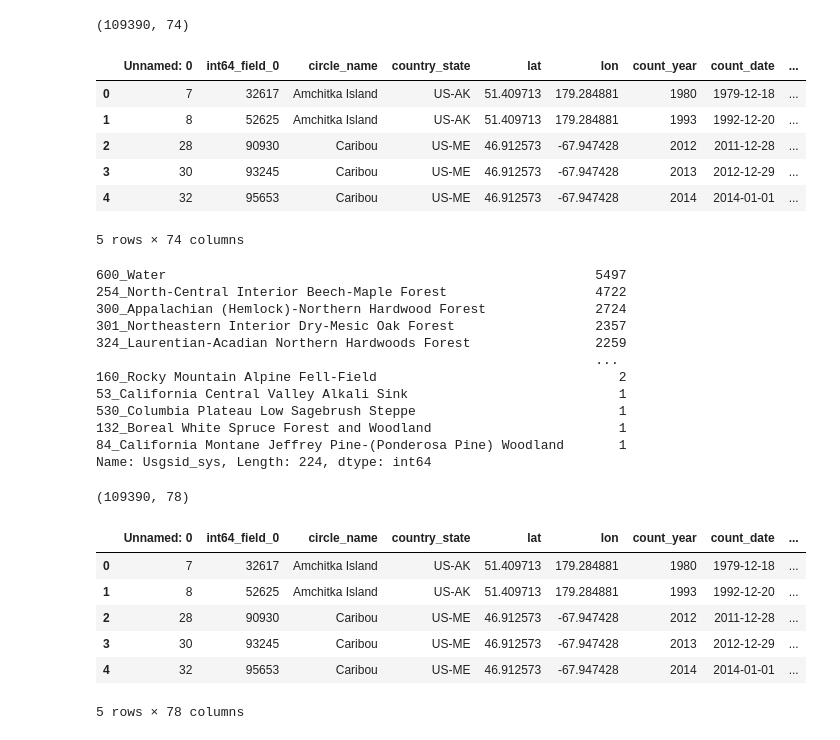
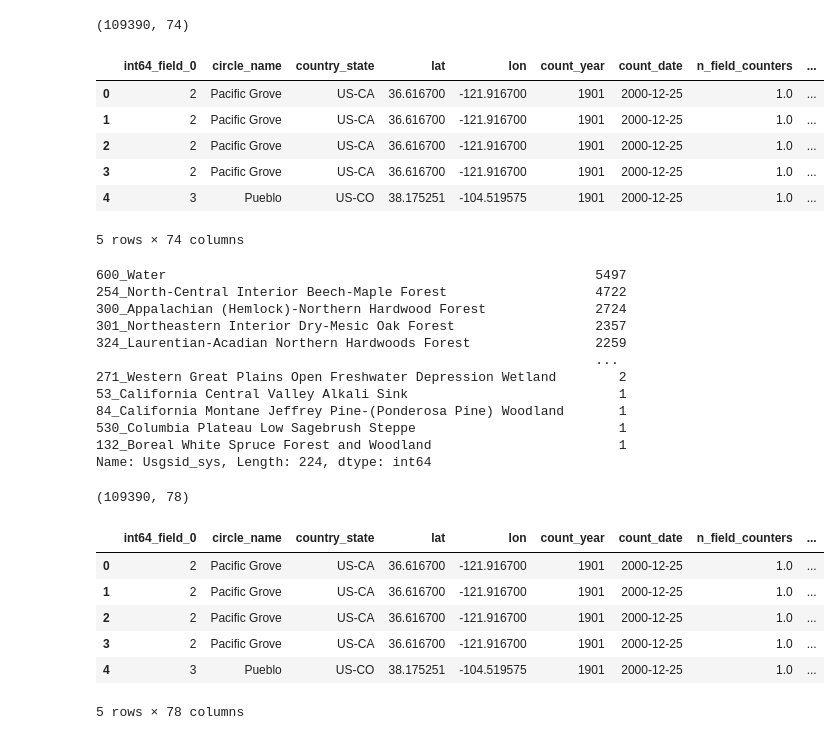
Before and after one commit to DataKind-DC/audubon-cbc, a Jupyter notebook: notebooks/1.3-rec-connecting-fips-ecosystem-data.ipynb, the cells around one changed output. Saved outputs shown, nothing was run; the diff lists cells and outputs as text; code cells hidden in the pictures.

```diff
--- a/notebooks/1.3-rec-connecting-fips-ecosystem-data.ipynb
+++ b/notebooks/1.3-rec-connecting-fips-ecosystem-data.ipynb
@@ -256,5 +256,5 @@ station_eco_data.shape
 ## Merge in the FIPs census data, the CBC circle Ecosystem data, and the NOAA station data with the Station Matched Data
 # %%
 # Load in the file of noaa matched cbc circles
-full_station_df = pd.read_csv(PATH_TO_CBC_DATA_WITH_STATIONS, compression = "gzip")
+full_working_df = pd.read_csv(PATH_TO_WORKING_DATA, compression = "gzip")
 # %%
@@ -272,8 +272,8 @@ full_station_df.shape
 # %% [output]
 (109390, 67)
 # %%
-full_station_df['temp_key_str'] = full_station_df['lat'].astype(str) + full_station_df['lon'].astype(str)
+full_working_df['temp_key_str'] = full_working_df['lat'].astype(str) + full_working_df['lon'].astype(str)
 # %%
 # Merge in the FIPS data with the full station data
-full_station_df = pd.merge(full_station_df, census_prep_df[["temp_key_str", "block_fips", "county_fips"]], how="left", left_on="temp_key_str", right_on="temp_key_str")
+full_working_df = pd.merge(full_working_df, census_prep_df[["temp_key_str", "block_fips", "county_fips"]], how="left", left_on="temp_key_str", right_on="temp_key_str")
 # %%
@@ -282,5 +282,5 @@ full_station_df.shape
 (109390, 70)
 # %%
 # Merge in the CBC Circle eco data
-full_station_df = pd.merge(full_station_df, eco_data[["temp_key_str","Ecosys", "Usgsid_sys", "Nlcd_code", "Nlcd"]], how="left", left_on= "temp_key_str", right_on = "temp_key_str")
+full_working_df = pd.merge(full_working_df, eco_data[["temp_key_str","Ecosys", "Usgsid_sys", "Nlcd_code", "Nlcd"]], how="left", left_on= "temp_key_str", right_on = "temp_key_str")
 # %%
@@ -288,18 +288,18 @@ full_station_df.shape
 # %% [output]
 (109390, 74)
 # %%
-full_station_df.head()
+full_working_df.head()
 # %% [output]
-|  | Unnamed: 0 | int64_field_0 | circle_name | country_state | lat | lon | count_year | count_date | ... |
-| 0 | 7 | 32617 | Amchitka Island | US-AK | 51.409713 | 179.284881 | 1980 | 1979-12-18 | ... |
-| 1 | 8 | 52625 | Amchitka Island | US-AK | 51.409713 | 179.284881 | 1993 | 1992-12-20 | ... |
-| 2 | 28 | 90930 | Caribou | US-ME | 46.912573 | -67.947428 | 2012 | 2011-12-28 | ... |
-| 3 | 30 | 93245 | Caribou | US-ME | 46.912573 | -67.947428 | 2013 | 2012-12-29 | ... |
-| 4 | 32 | 95653 | Caribou | US-ME | 46.912573 | -67.947428 | 2014 | 2014-01-01 | ... |
+|  | int64_field_0 | circle_name | country_state | lat | lon | count_year | count_date | n_field_counters | ... |
+| 0 | 2 | Pacific Grove | US-CA | 36.616700 | -121.916700 | 1901 | 2000-12-25 | 1.0 | ... |
+| 1 | 2 | Pacific Grove | US-CA | 36.616700 | -121.916700 | 1901 | 2000-12-25 | 1.0 | ... |
+| 2 | 2 | Pacific Grove | US-CA | 36.616700 | -121.916700 | 1901 | 2000-12-25 | 1.0 | ... |
+| 3 | 2 | Pacific Grove | US-CA | 36.616700 | -121.916700 | 1901 | 2000-12-25 | 1.0 | ... |
+| 4 | 3 | Pueblo | US-CO | 38.175251 | -104.519575 | 1901 | 2000-12-25 | 1.0 | ... |
 5 rows × 74 columns
 # %%
 # check that the merge went through
-full_station_df['Usgsid_sys'].value_counts()
+full_working_df['Usgsid_sys'].value_counts()
 # %% [output]
 600_Water                                                       5497
 254_North-Central Interior Beech-Maple Forest                   4722
@@ -307,11 +307,11 @@ full_station_df['Usgsid_sys'].value_counts()
 301_Northeastern Interior Dry-Mesic Oak Forest                  2357
 324_Laurentian-Acadian Northern Hardwoods Forest                2259
                                                                 ...
-160_Rocky Mountain Alpine Fell-Field                               2
+271_Western Great Plains Open Freshwater Depression Wetland        2
 53_California Central Valley Alkali Sink                           1
+84_California Montane Jeffrey Pine-(Ponderosa Pine) Woodland       1
 530_Columbia Plateau Low Sagebrush Steppe                          1
 132_Boreal White Spruce Forest and Woodland                        1
-84_California Montane Jeffrey Pine-(Ponderosa Pine) Woodland       1
 Name: Usgsid_sys, Length: 224, dtype: int64
 # %%
 # Merge in the NOAA Station Eco data
@@ -321,14 +321,14 @@ full_station_df.shape
 # %% [output]
 (109390, 78)
 # %%
-full_station_df.head()
+full_working_df.head()
 # %% [output]
-|  | Unnamed: 0 | int64_field_0 | circle_name | country_state | lat | lon | count_year | count_date | ... |
-| 0 | 7 | 32617 | Amchitka Island | US-AK | 51.409713 | 179.284881 | 1980 | 1979-12-18 | ... |
-| 1 | 8 | 52625 | Amchitka Island | US-AK | 51.409713 | 179.284881 | 1993 | 1992-12-20 | ... |
-| 2 | 28 | 90930 | Caribou | US-ME | 46.912573 | -67.947428 | 2012 | 2011-12-28 | ... |
-| 3 | 30 | 93245 | Caribou | US-ME | 46.912573 | -67.947428 | 2013 | 2012-12-29 | ... |
-| 4 | 32 | 95653 | Caribou | US-ME | 46.912573 | -67.947428 | 2014 | 2014-01-01 | ... |
+|  | int64_field_0 | circle_name | country_state | lat | lon | count_year | count_date | n_field_counters | ... |
+| 0 | 2 | Pacific Grove | US-CA | 36.616700 | -121.916700 | 1901 | 2000-12-25 | 1.0 | ... |
+| 1 | 2 | Pacific Grove | US-CA | 36.616700 | -121.916700 | 1901 | 2000-12-25 | 1.0 | ... |
+| 2 | 2 | Pacific Grove | US-CA | 36.616700 | -121.916700 | 1901 | 2000-12-25 | 1.0 | ... |
+| 3 | 2 | Pacific Grove | US-CA | 36.616700 | -121.916700 | 1901 | 2000-12-25 | 1.0 | ... |
+| 4 | 3 | Pueblo | US-CO | 38.175251 | -104.519575 | 1901 | 2000-12-25 | 1.0 | ... |
 5 rows × 78 columns
 # %%
 # Drop the temportary key
```
Also changed, not shown: parts of 10 cells of this notebook.
